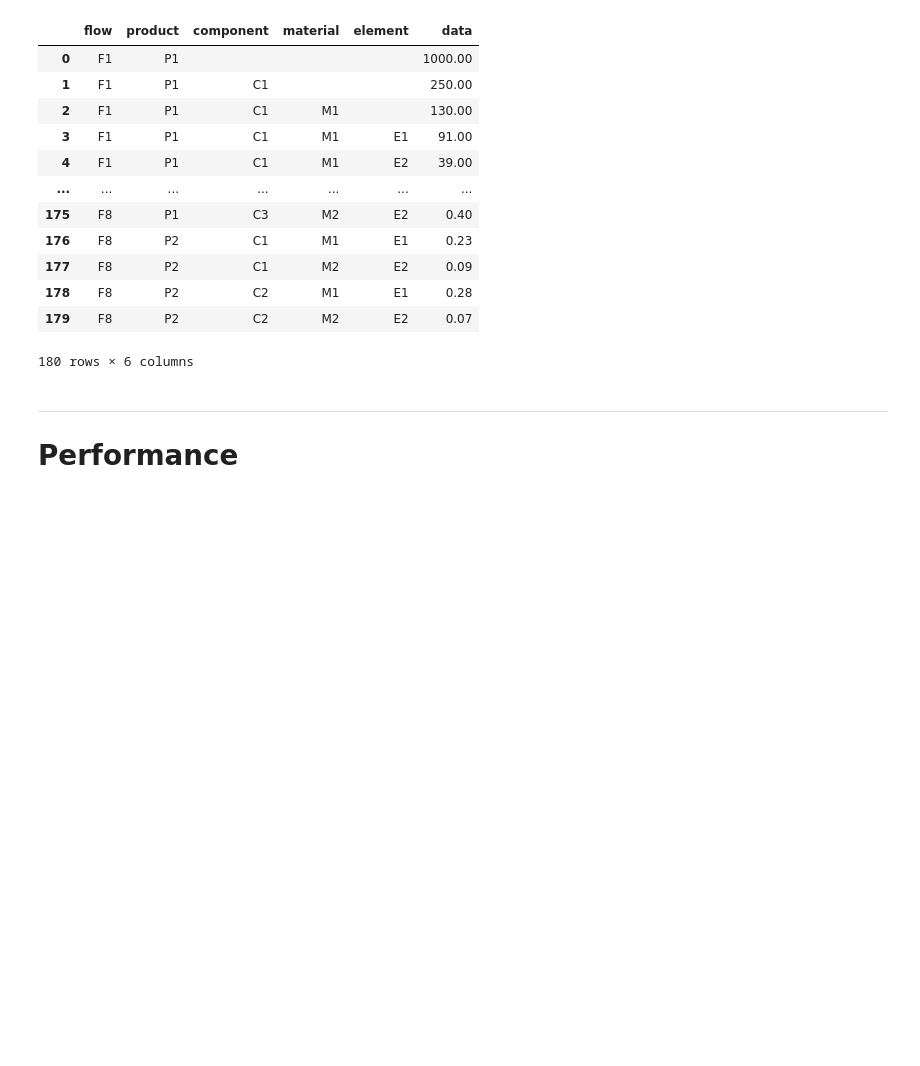
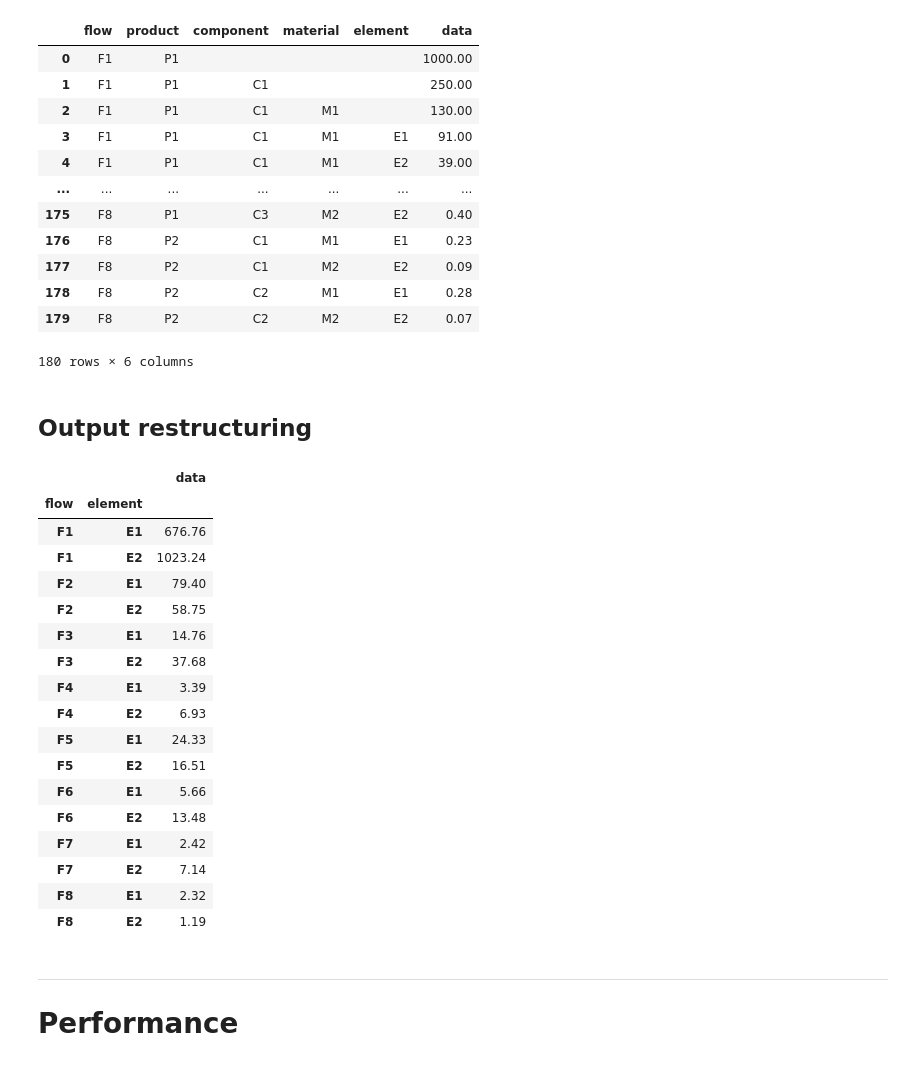
Before and after one commit to FutuRaM-Project/Recovery-Model, a Jupyter notebook: 02_recovery_model.ipynb, the cells around one changed output. Drawn from its saved outputs; the diff is of its cells as text; code cells hidden in the pictures; blank space fills up the shorter version.

Commit message:
output restructure

```diff
--- a/02_recovery_model.ipynb
+++ b/02_recovery_model.ipynb
@@ -346,6 +346,54 @@ model.solve(aggregate=False, pivot=False).fillna("")
 | 178 | F8 | P2 | C2 | M1 | E1 | 0.28 |
 | 179 | F8 | P2 | C2 | M2 | E2 | 0.07 |
 180 rows × 6 columns
+# %% [markdown]
+## Output restructuring
+# %%
+sol = model.solve(aggregate=False, pivot=False)
+
+base_cols = ["flow"]  # add countries, years, etc. (if needed)
+levels = ["product", "component", "material", "element"]  # to be adapted to the model
+results = dict()
+
+for i, level in enumerate(levels):
+
+    # consider the rows where the level is not empty but the sublevels are empty
+    filter_mask = (sol[level].notna()) & (sol[levels[i + 1 :]].isna().all(axis=1))
+
+    # define the columns to drop
+    cols_to_drop = [col for col in levels if col != level]
+    cols_to_keep = base_cols + [level]
+
+    # sum the data for the flows and the level (disregarding the sublevels)
+    temp_df = sol.loc[filter_mask].groupby(cols_to_keep).sum()
+
+    # save the results (drop the columns that are not of interest)
+    results[level] = temp_df.drop(columns=cols_to_drop)
+
+    # # Uncomment to display the results
+    # display(results[level])
+
+# Check the results (e.g. for elements)
+results["element"]
+# %% [output]
+|  |  | data |
+| flow | element |  |
+| F1 | E1 | 676.76 |
+| F1 | E2 | 1023.24 |
+| F2 | E1 | 79.40 |
+| F2 | E2 | 58.75 |
+| F3 | E1 | 14.76 |
+| F3 | E2 | 37.68 |
+| F4 | E1 | 3.39 |
+| F4 | E2 | 6.93 |
+| F5 | E1 | 24.33 |
+| F5 | E2 | 16.51 |
+| F6 | E1 | 5.66 |
+| F6 | E2 | 13.48 |
+| F7 | E1 | 2.42 |
+| F7 | E2 | 7.14 |
+| F8 | E1 | 2.32 |
+| F8 | E2 | 1.19 |
 # %%
 # ---------------------- TEST
 cols = ["product", "component", "material", "element", "WEEE_generatedDedicated"]
```
Also changed, not shown: parts of 5 cells of this notebook.
